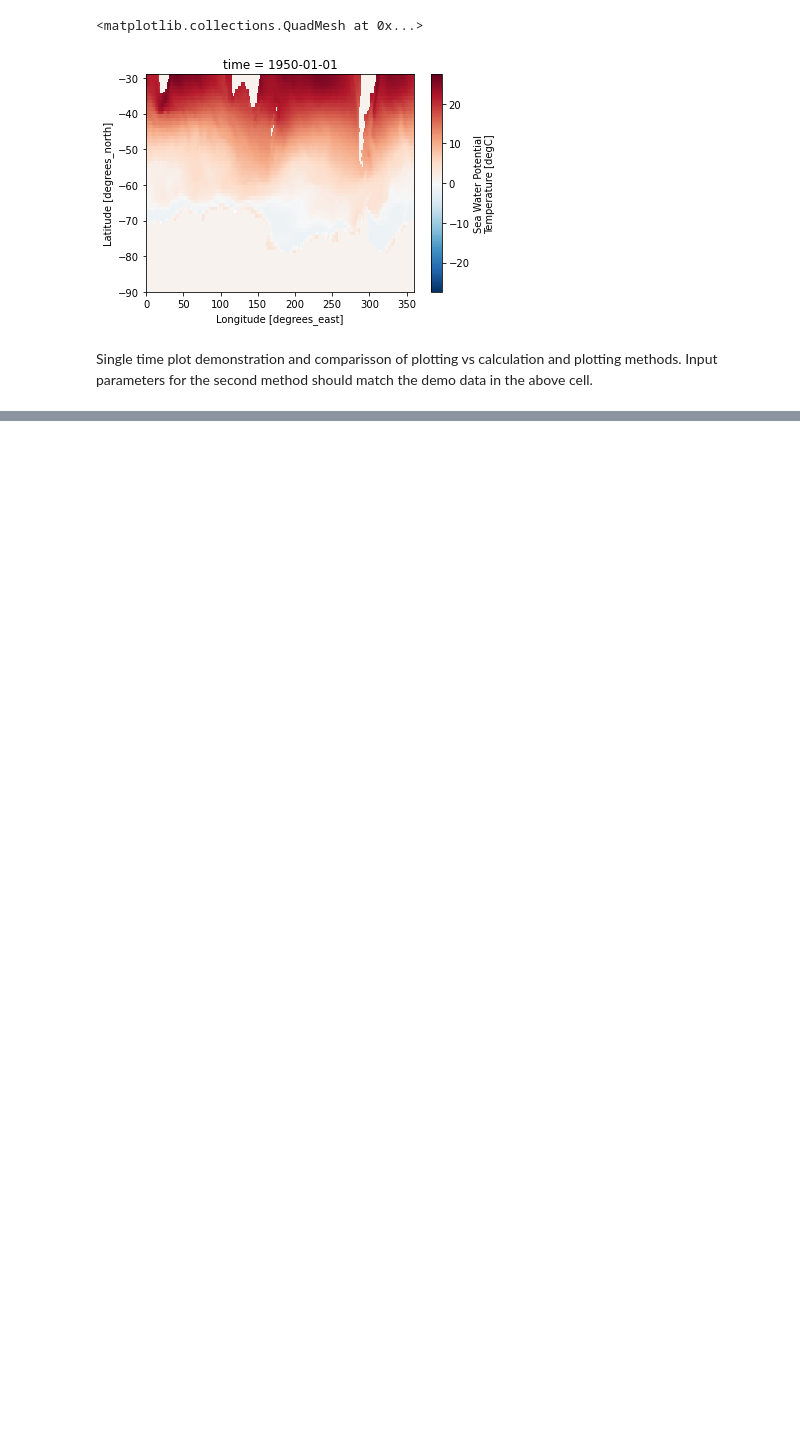
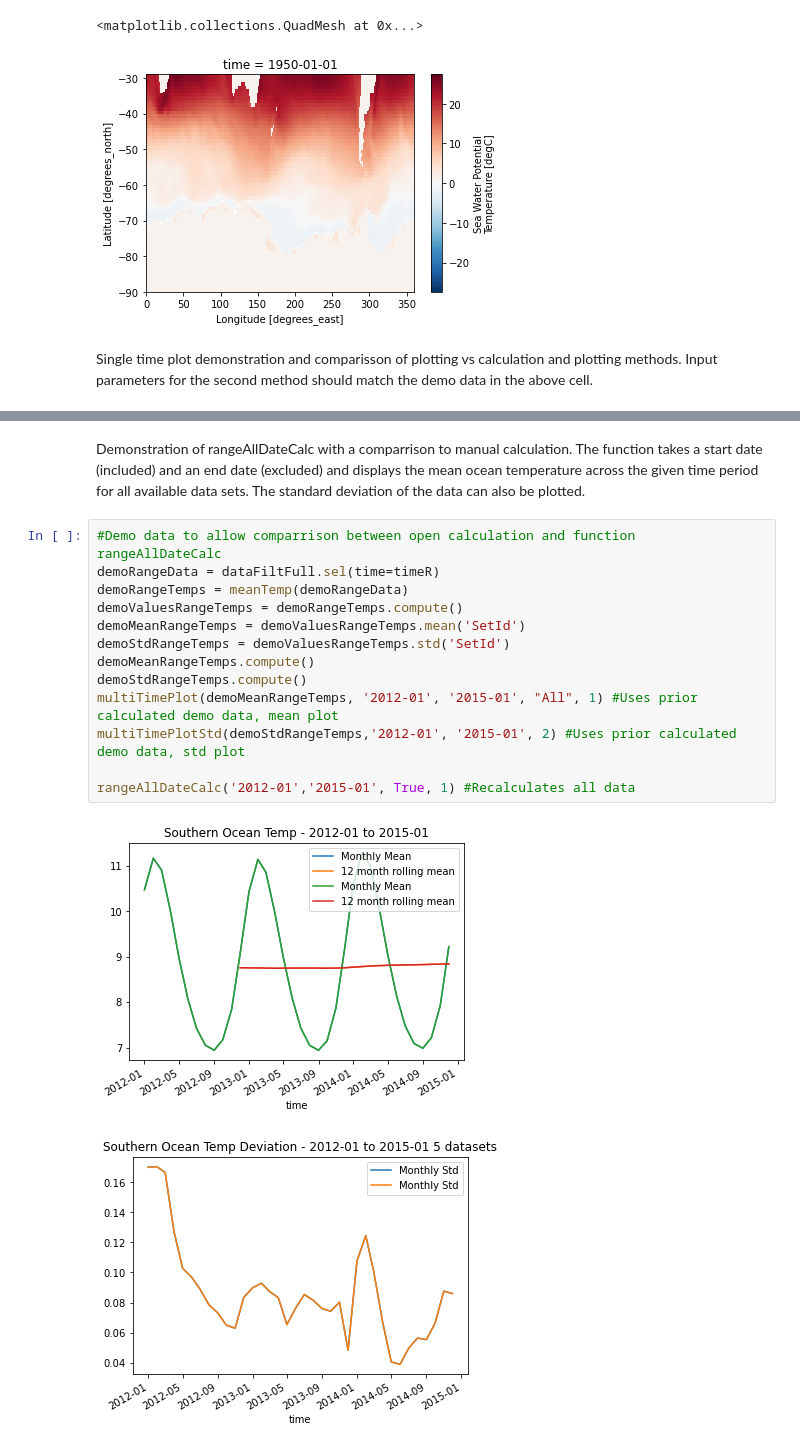
Before and after one commit to el1247/BAS_AI4ER_SAM, a Jupyter notebook: notebooks/exploratory/1.3_el_ESM3Analysis.ipynb, the cells around one changed output, grey strips where cells are left out. Saved outputs shown, nothing was run; the diff lists cells and outputs as text; blank space fills up the shorter version.

```diff
--- a/notebooks/exploratory/1.3_el_ESM3Analysis.ipynb
+++ b/notebooks/exploratory/1.3_el_ESM3Analysis.ipynb
@@ -246,0 +269,18 @@ Text(0.5, 1.0, 'Sothern Ocean Temperature Deviation: 5 datasets')
+# %% [markdown]
+Demonstration of rangeAllDateCalc with a comparrison to manual calculation. The function takes a start date (included) and an end date (excluded) and displays the mean ocean temperature across the given time period for all available data sets. The standard deviation of the data can also be plotted.
+# %%
+#Demo data to allow comparrison between open calculation and function rangeAllDateCalc
+demoRangeData = dataFiltFull.sel(time=timeR)
+demoRangeTemps = meanTemp(demoRangeData)
+demoValuesRangeTemps = demoRangeTemps.compute()
+demoMeanRangeTemps = demoValuesRangeTemps.mean('SetId')
+demoStdRangeTemps = demoValuesRangeTemps.std('SetId')
+demoMeanRangeTemps.compute()
+demoStdRangeTemps.compute()
+multiTimePlot(demoMeanRangeTemps, '2012-01', '2015-01', "All", 1) #Uses prior calculated demo data, mean plot
+multiTimePlotStd(demoStdRangeTemps,'2012-01', '2015-01', 2) #Uses prior calculated demo data, std plot
+
+rangeAllDateCalc('2012-01','2015-01', True, 1) #Recalculates all data
+# %% [output]
+[figure, added]
+[figure, added]
```
Also changed, not shown: parts of 18 cells of this notebook.
